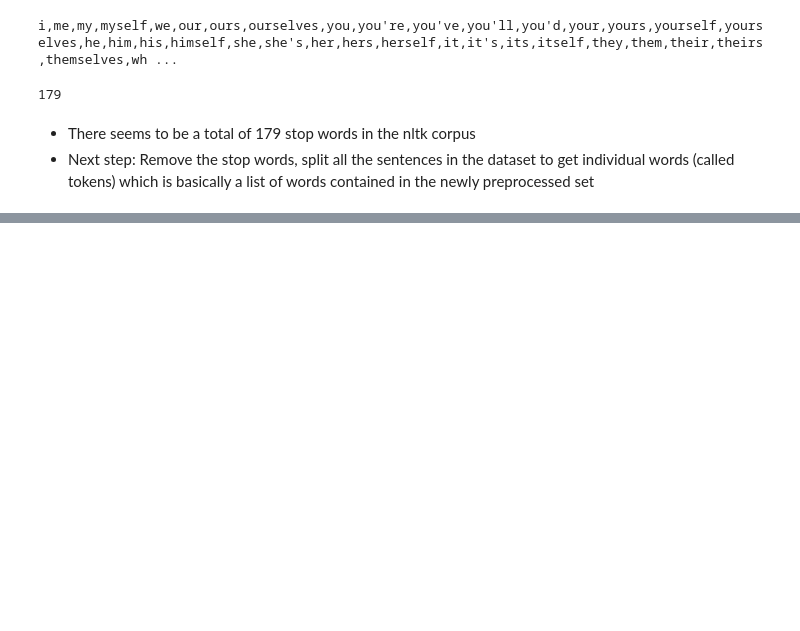
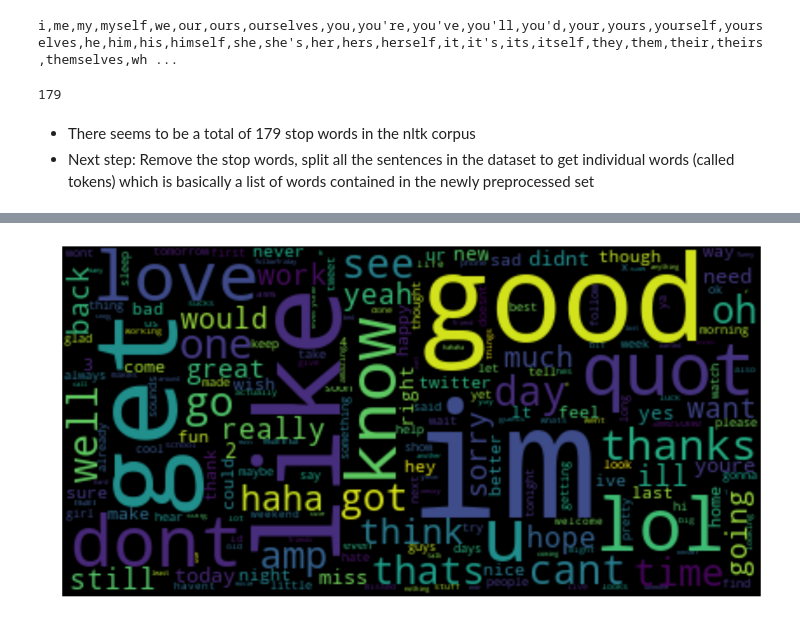
Before and after one commit to swetha-sundar/sentiment-analysis, a Jupyter notebook: sentiment-analysis.ipynb, the cells around one changed output, grey strips where cells are left out. Cells and saved outputs as stored; diff of their text form; code cells hidden in the pictures; blank space fills up the shorter version.

```diff
--- a/sentiment-analysis.ipynb
+++ b/sentiment-analysis.ipynb
@@ -324,0 +388,14 @@ i,me,my,myself,we,our,ours,ourselves,you,you're,you've,you'll,you'd,your,yours,y
+# %%
+#building the word cloud
+word_freq = Counter(all_tokens)
+
+# to install the wordcloud run the command:
+# conda install -c conda-forge wordcloud
+word_cloud = WordCloud(normalize_plurals=True).generate_from_frequencies(word_freq)
+
+plt.figure(figsize=(17,14))
+plt.imshow(word_cloud, interpolation="bilinear")
+plt.axis("off")
+plt.show()
+# %% [output]
+[figure, added]
```
Also changed, not shown: parts of 16 cells of this notebook.
